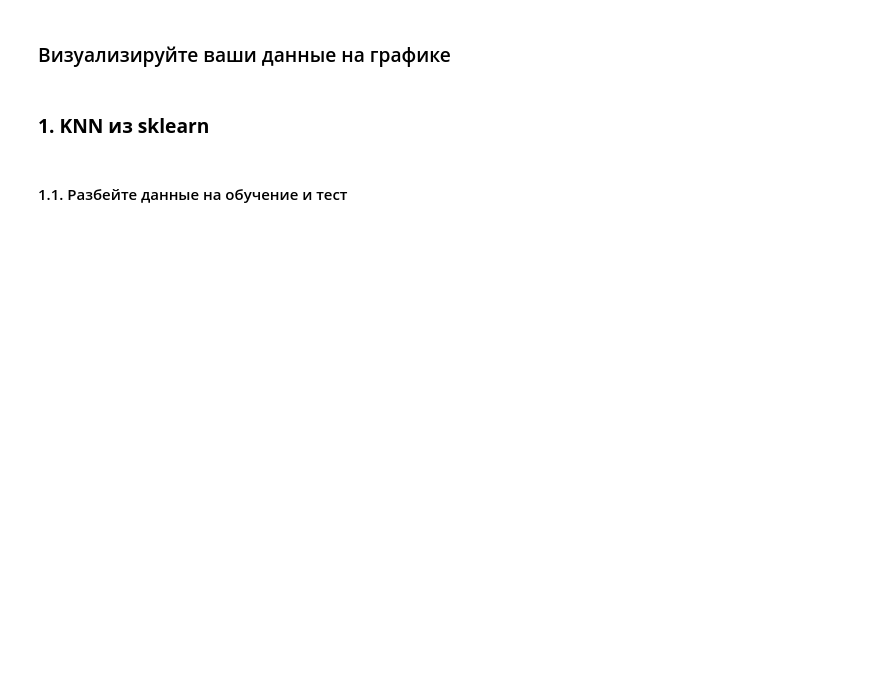
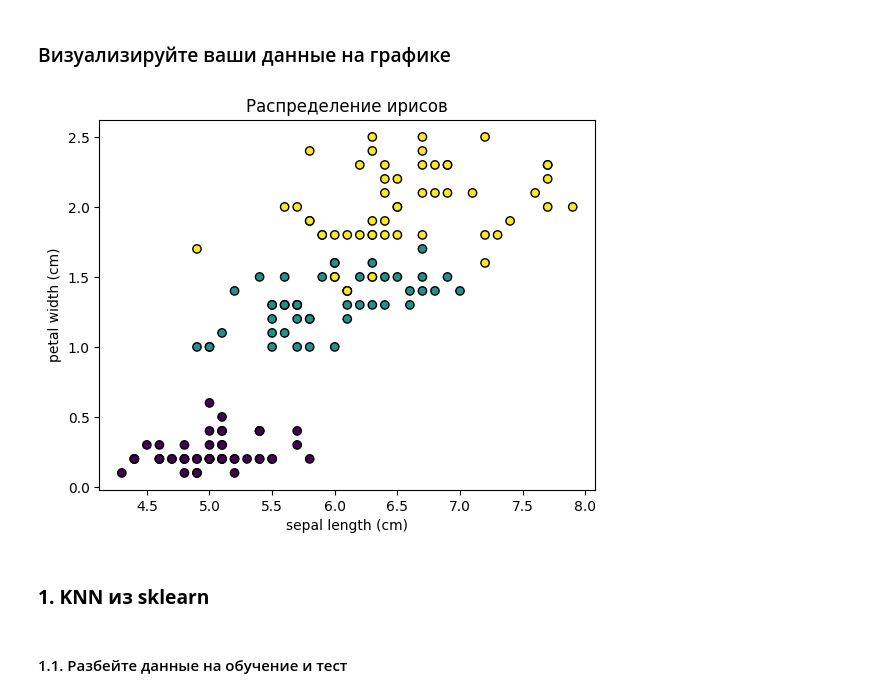
Before and after one commit to re-side/ml_basic, a Jupyter notebook: Практическая_работа_№4_Метод_K_ближайших_соседей.ipynb, the cells around one changed output. Drawn from its saved outputs; the diff is of its cells as text; code cells hidden in the pictures; blank space fills up the shorter version.

```diff
--- a/Практическая_работа_№4_Метод_K_ближайших_соседей.ipynb
+++ b/Практическая_работа_№4_Метод_K_ближайших_соседей.ipynb
@@ -283,0 +369,3 @@ y
+# %%
+X_cut = X.iloc[:, [0, 3]]
+X_cut.head()
@@ -288,3 +381,13 @@ y
+# %%
+import matplotlib.pyplot as plt
+
+plt.scatter(X_cut.iloc[:, 0], X_cut.iloc[:, 1], c=y, cmap='viridis', edgecolor='k')
+plt.xlabel('sepal length (cm)')
+plt.ylabel('petal width (cm)')
+plt.title('Распределение ирисов')
+plt.show()
+# %% [output]
+[figure, added]
 # %% [markdown]
 ### **1. KNN из sklearn**
 # %% [markdown]
```
Also changed, not shown: parts of 93 cells of this notebook.
